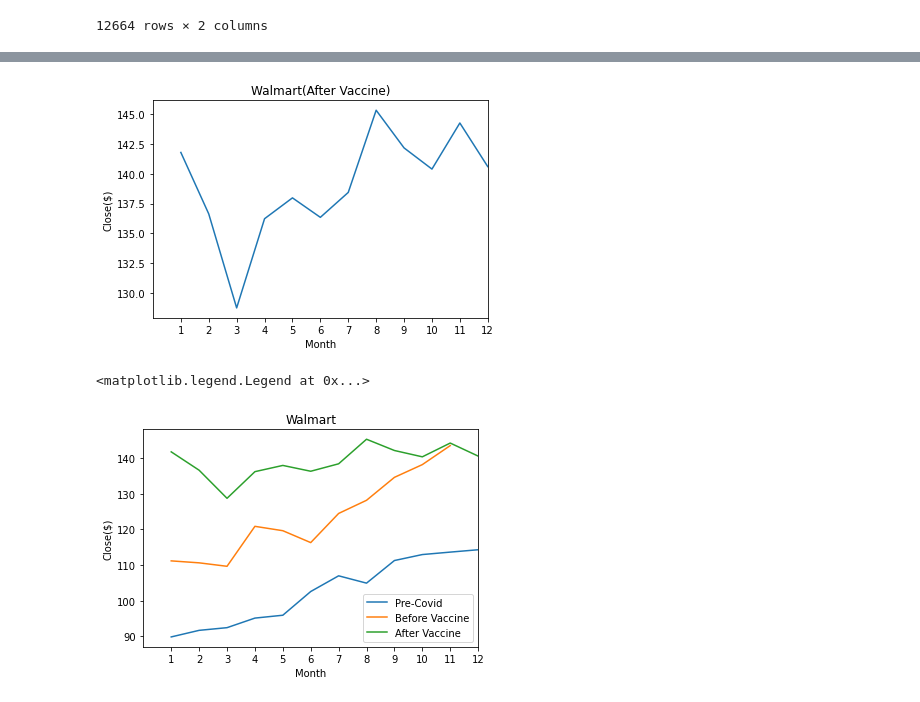
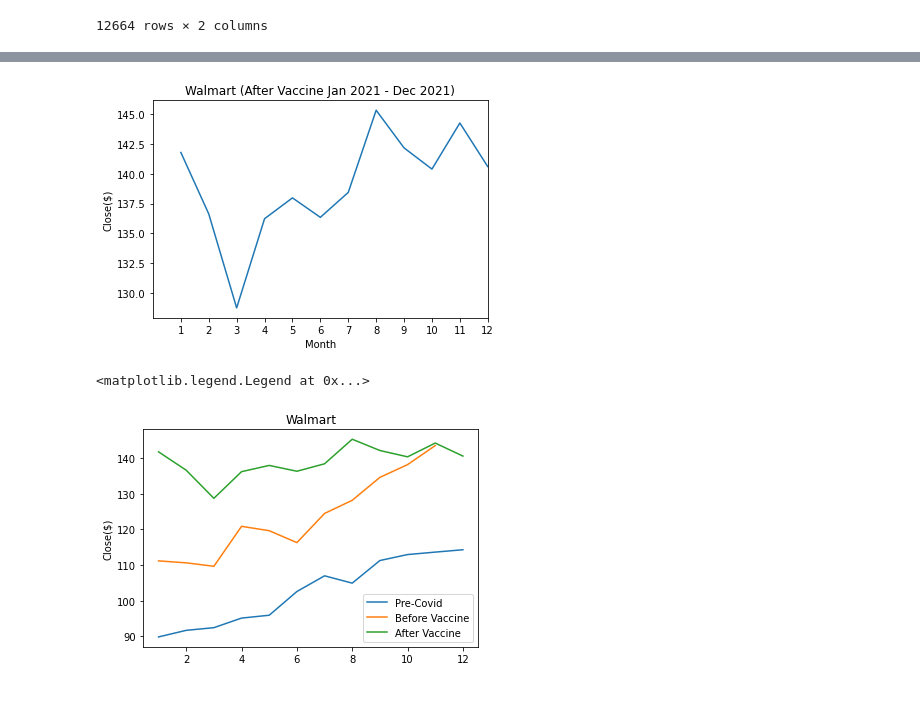
Before and after one commit to cjallow01/project-1, a Jupyter notebook: Retail_Walmart_Stocks.ipynb, the cells around one changed output, grey strips where cells are left out. Cells and saved outputs as stored; diff of their text form; code cells hidden in the pictures.

Commit message:
Walmart Final

```diff
--- a/Retail_Walmart_Stocks.ipynb
+++ b/Retail_Walmart_Stocks.ipynb
@@ -240,26 +239,24 @@ plt.xlim(0,12,1)
 plt.xticks(np.arange(min(x), max(x)+1, 1))
 plt.xlabel("Month")
 plt.ylabel("Close($)")
-plt.title("Walmart(After Vaccine)");
+plt.title("Walmart (After Vaccine Jan 2021 - Dec 2021)");
 # %% [output]
-[figure, old version]
+[figure, new version]
 # %%
 frames = [monthly_close_pre_covid_df, monthly_close_before_vaccine_df, monthly_close_after_vaccine_df]
 
 Walmart_FINAL_df = pd.concat(frames)
 
 fig,ax = plt.subplots()
 
 for timeframe in ['Pre-Covid', 'Before Vaccine', 'After Vaccine']:
     ax.plot(Walmart_FINAL_df[Walmart_FINAL_df.Timeframe==timeframe].Month,Walmart_FINAL_df[Walmart_FINAL_df.Timeframe==timeframe].Close,label=timeframe)
 
-plt.xlim(0,12,1)
-plt.xticks(np.arange(min(x), max(x)+1, 1))
-plt.xlabel("Month")
+
+
 plt.ylabel("Close($)")
 plt.title("Walmart")
-
 ax.legend(loc='best')
 # %% [output]
 <matplotlib.legend.Legend at 0x...>
-[figure, old version]
+[figure, new version]
```
Also changed, not shown: parts of 8 cells of this notebook.
